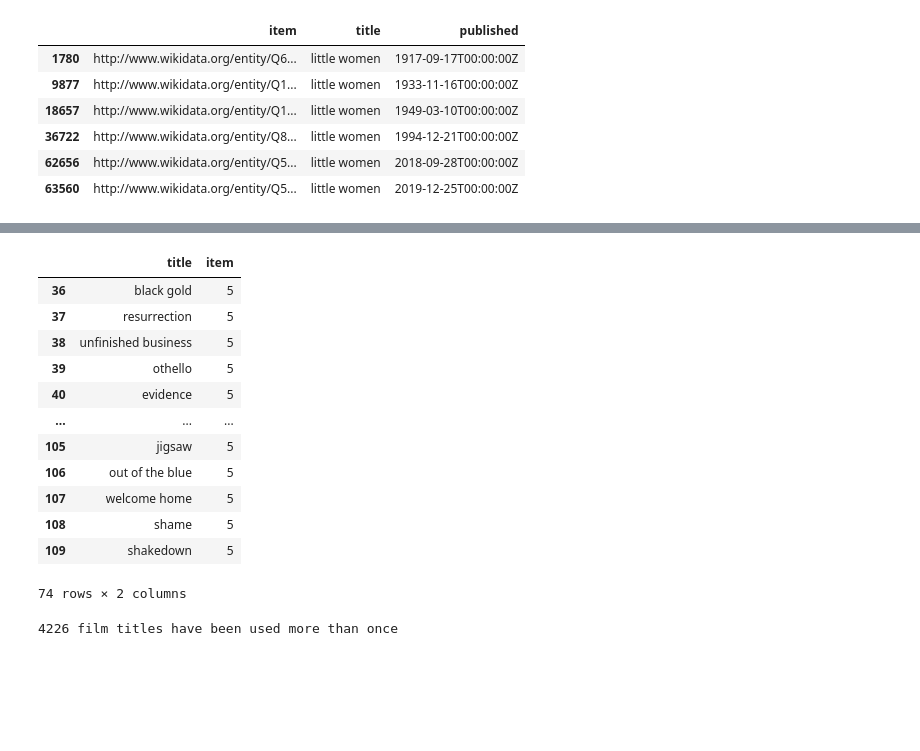
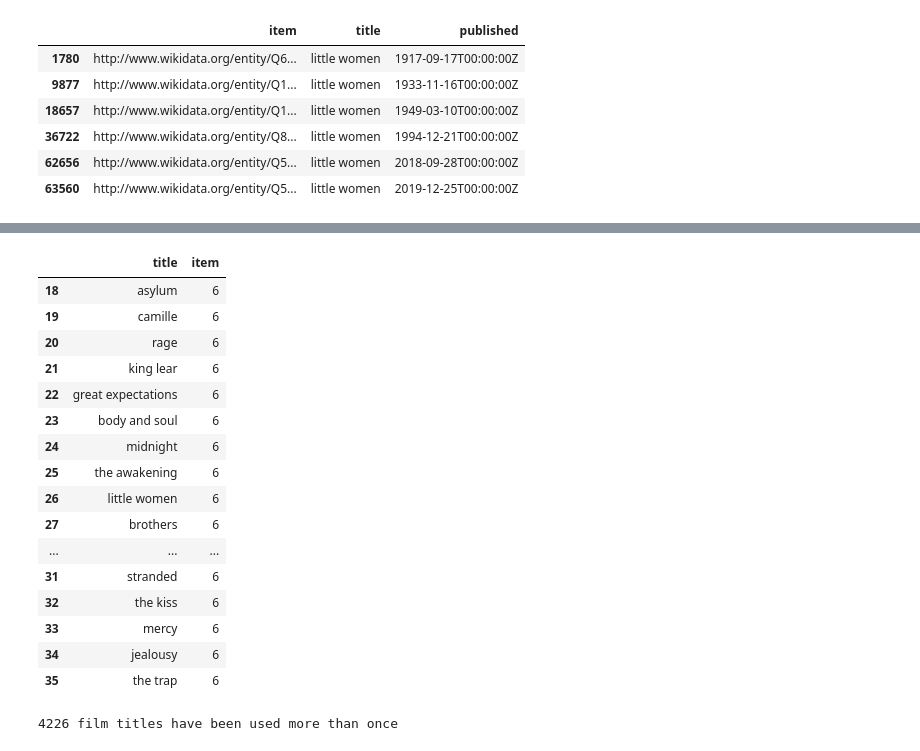
Before and after one commit to lisongx/film_title, a Jupyter notebook: src/data_cleaning.ipynb, the cells around one changed output, grey strips where cells are left out. Cells and saved outputs as stored; diff of their text form; code cells hidden in the pictures; blank space fills up the shorter version.

```diff
--- a/src/data_cleaning.ipynb
+++ b/src/data_cleaning.ipynb
@@ -182,21 +192,25 @@ df[df.title=='little women'].sort_values(by=['published'])
 # %%
 title_count = df.groupby(['title'])['item'].count().sort_values(ascending=False).reset_index()
 # %%
-title_count[title_count.item==5]
+title_count[title_count.item==6]
 # %% [output]
 |  | title | item |
-| 36 | black gold | 5 |
-| 37 | resurrection | 5 |
-| 38 | unfinished business | 5 |
-| 39 | othello | 5 |
-| 40 | evidence | 5 |
+| 18 | asylum | 6 |
+| 19 | camille | 6 |
+| 20 | rage | 6 |
+| 21 | king lear | 6 |
+| 22 | great expectations | 6 |
+| 23 | body and soul | 6 |
+| 24 | midnight | 6 |
+| 25 | the awakening | 6 |
+| 26 | little women | 6 |
+| 27 | brothers | 6 |
 | ... | ... | ... |
-| 105 | jigsaw | 5 |
-| 106 | out of the blue | 5 |
-| 107 | welcome home | 5 |
-| 108 | shame | 5 |
-| 109 | shakedown | 5 |
+| 31 | stranded | 6 |
+| 32 | the kiss | 6 |
+| 33 | mercy | 6 |
+| 34 | jealousy | 6 |
+| 35 | the trap | 6 |
-74 rows × 2 columns
 # %%
 print('{} film titles have been used more than once'.format(title_count[title_count.item>1].shape[0]))
 # %% [output]
```
Also changed, not shown: parts of 3 cells of this notebook, 1 other file.
